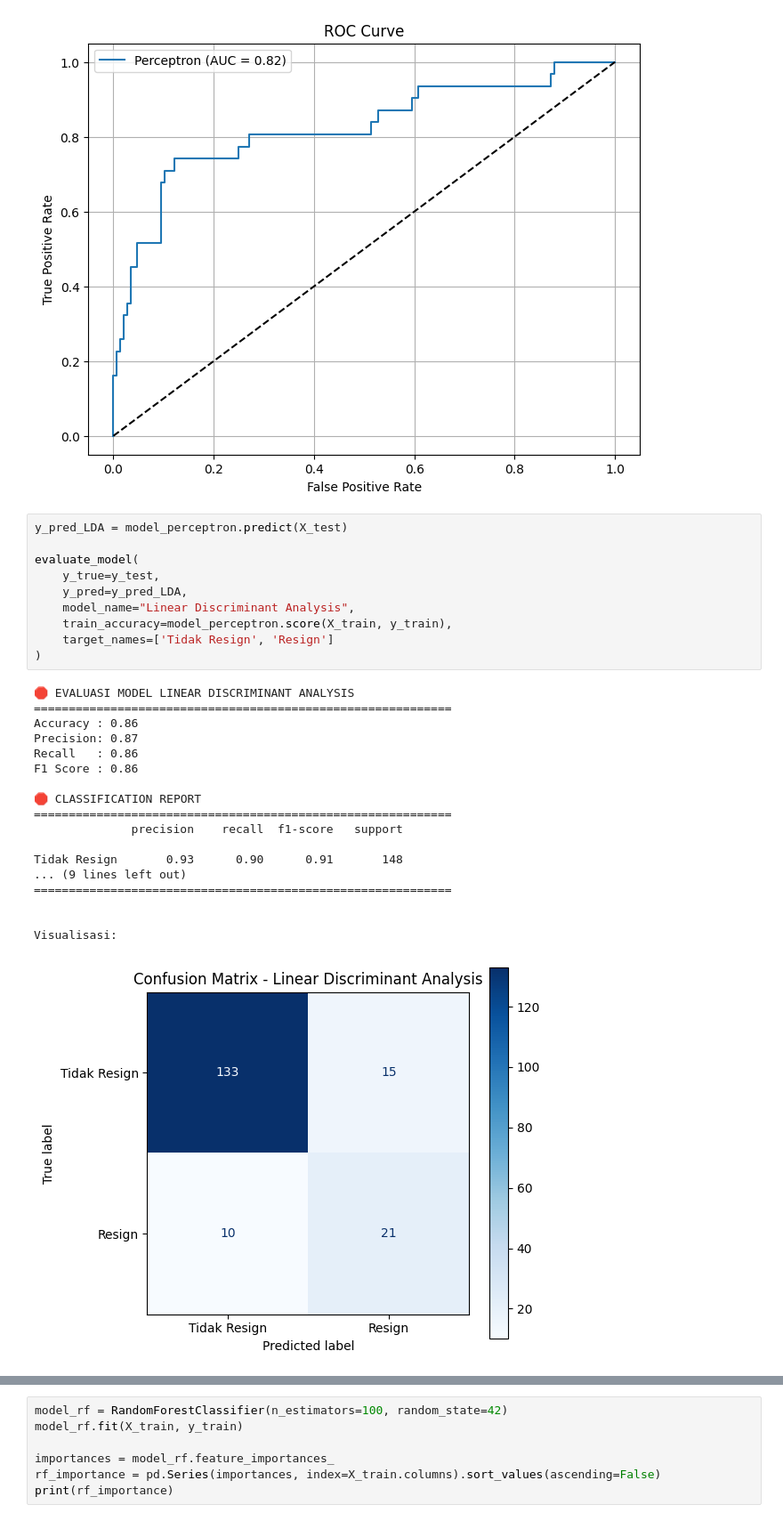
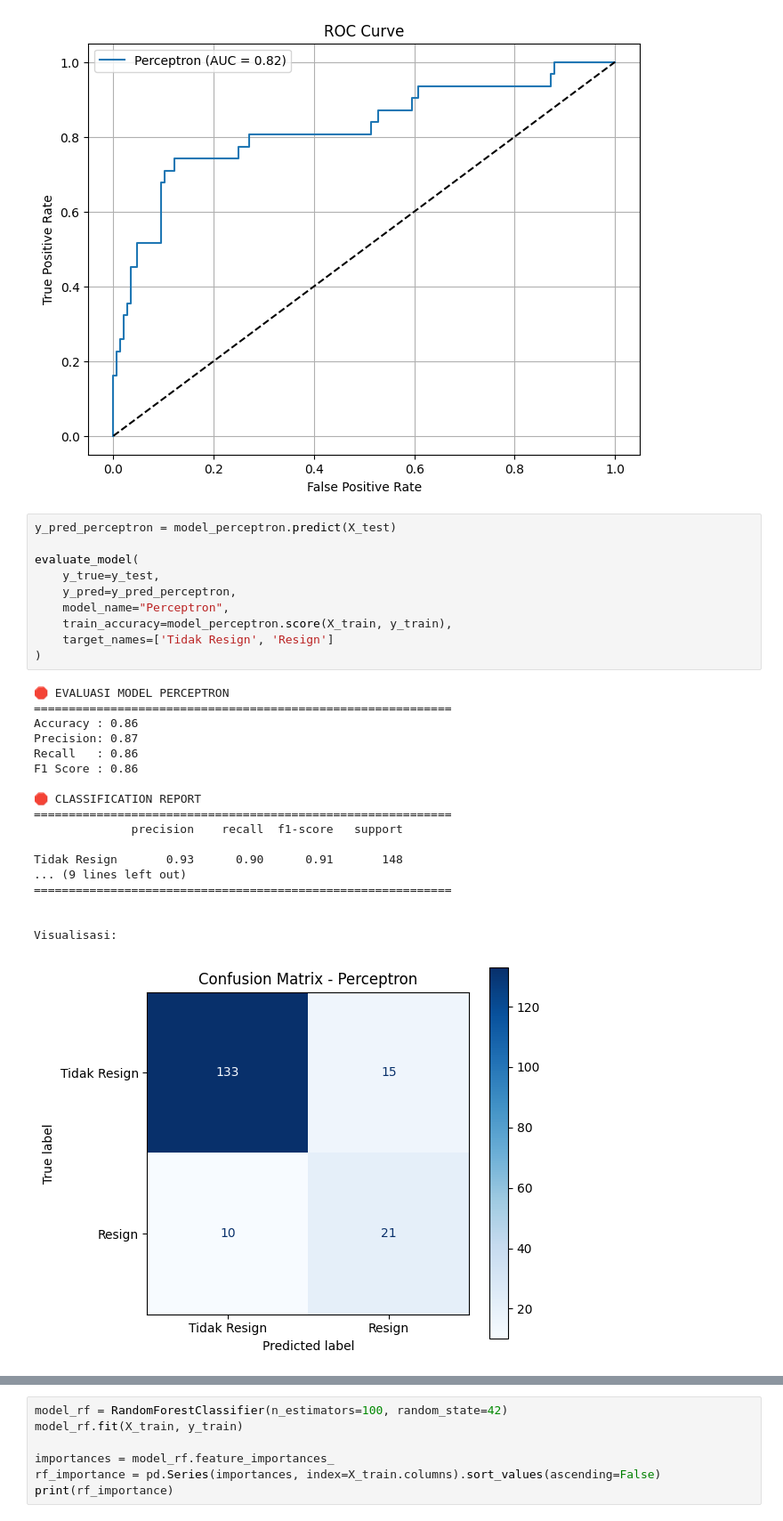
Before and after one commit to alouvre/BPDS_DicodingSubmission_Proyek_Pertama_Dashboard_HR, a Jupyter notebook: BPDS_Submission_Proyek_Pertama.ipynb, the cells around one changed output, grey strips where cells are left out. Shown at 89% size. Saved outputs shown, nothing was run; the diff lists cells and outputs as text.

```diff
--- a/BPDS_Submission_Proyek_Pertama.ipynb
+++ b/BPDS_Submission_Proyek_Pertama.ipynb
@@ -1927,31 +1912,31 @@ plt.show()
 # %% [output]
 [figure]
 # %%
-y_pred_LDA = model_perceptron.predict(X_test)
+y_pred_perceptron = model_perceptron.predict(X_test)
 
 evaluate_model(
     y_true=y_test,
-    y_pred=y_pred_LDA,
-    model_name="Linear Discriminant Analysis",
+    y_pred=y_pred_perceptron,
+    model_name="Perceptron",
     train_accuracy=model_perceptron.score(X_train, y_train),
     target_names=['Tidak Resign', 'Resign']
 )
 # %% [output]
-🛑 EVALUASI MODEL LINEAR DISCRIMINANT ANALYSIS
+🛑 EVALUASI MODEL PERCEPTRON
 ============================================================
 Accuracy : 0.86
 Precision: 0.87
 Recall   : 0.86
 F1 Score : 0.86
 
 🛑 CLASSIFICATION REPORT
 ============================================================
               precision    recall  f1-score   support
 
 Tidak Resign       0.93      0.90      0.91       148
 ... (9 lines left out)
 ============================================================
 
 
 Visualisasi:
-[figure, old version]
+[figure, new version]
```
Also changed, not shown: parts of 51 cells of this notebook.
